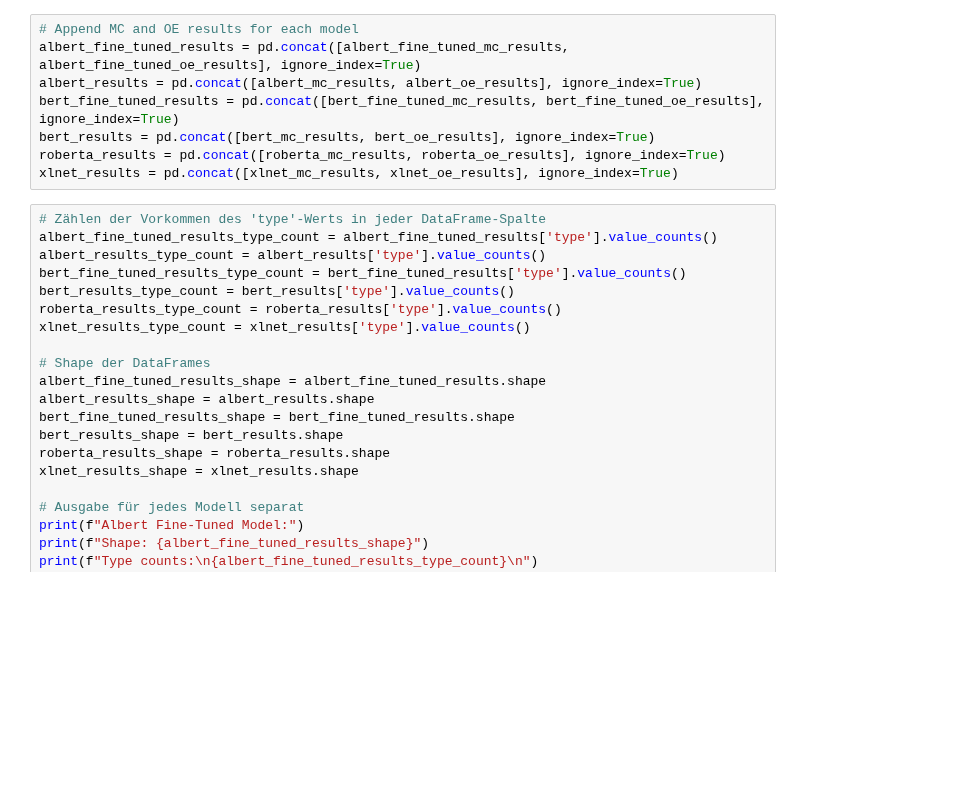
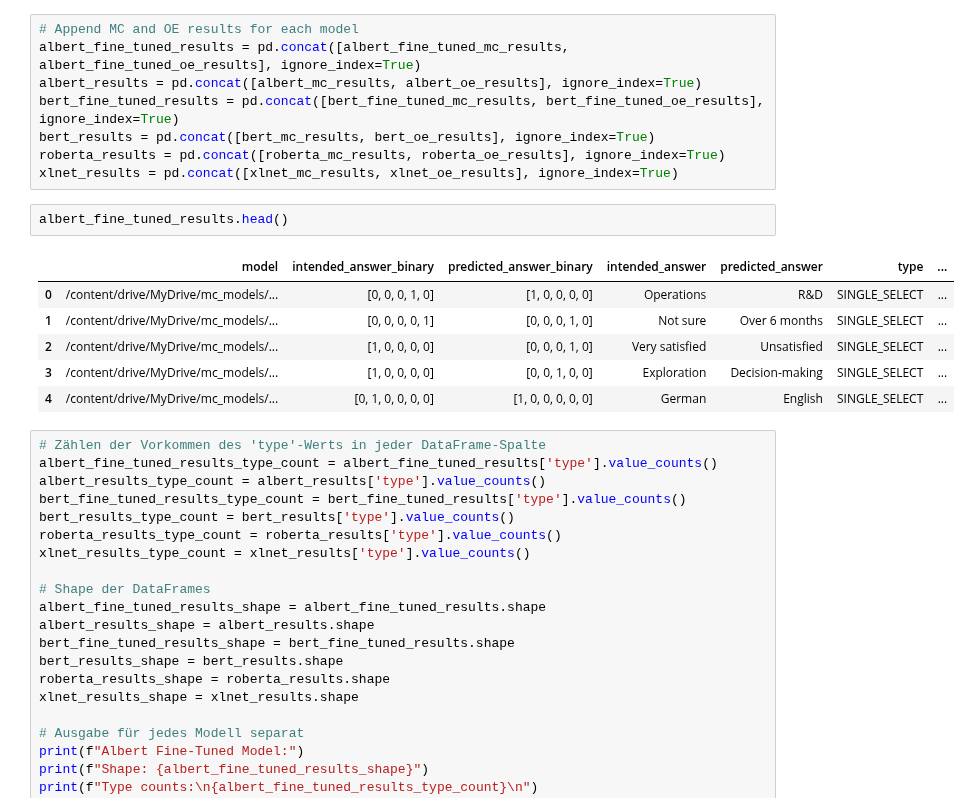
Before and after one commit to alexk2206/tds_capstone, a Jupyter notebook: model_evaluations.ipynb, the cells around one changed output. Drawn from its saved outputs; the diff is of its cells as text; blank space fills up the shorter version.

```diff
--- a/model_evaluations.ipynb
+++ b/model_evaluations.ipynb
@@ -64,6 +64,15 @@ bert_fine_tuned_results = pd.concat([bert_fine_tuned_mc_results, bert_fine_tuned
 bert_results = pd.concat([bert_mc_results, bert_oe_results], ignore_index=True)
 roberta_results = pd.concat([roberta_mc_results, roberta_oe_results], ignore_index=True)
 xlnet_results = pd.concat([xlnet_mc_results, xlnet_oe_results], ignore_index=True)
+# %%
+albert_fine_tuned_results.head()
+# %% [output]
+|  | model | intended_answer_binary | predicted_answer_binary | intended_answer | predicted_answer | type | ... |
+| 0 | /content/drive/MyDrive/mc_models/... | [0, 0, 0, 1, 0] | [1, 0, 0, 0, 0] | Operations | R&D | SINGLE_SELECT | ... |
+| 1 | /content/drive/MyDrive/mc_models/... | [0, 0, 0, 0, 1] | [0, 0, 0, 1, 0] | Not sure | Over 6 months | SINGLE_SELECT | ... |
+| 2 | /content/drive/MyDrive/mc_models/... | [1, 0, 0, 0, 0] | [0, 0, 0, 1, 0] | Very satisfied | Unsatisfied | SINGLE_SELECT | ... |
+| 3 | /content/drive/MyDrive/mc_models/... | [1, 0, 0, 0, 0] | [0, 0, 1, 0, 0] | Exploration | Decision-making | SINGLE_SELECT | ... |
+| 4 | /content/drive/MyDrive/mc_models/... | [0, 1, 0, 0, 0, 0] | [1, 0, 0, 0, 0, 0] | German | English | SINGLE_SELECT | ... |
 # %%
 # Zählen der Vorkommen des 'type'-Werts in jeder DataFrame-Spalte
 albert_fine_tuned_results_type_count = albert_fine_tuned_results['type'].value_counts()
```
Also changed, not shown: parts of 2 cells of this notebook.
